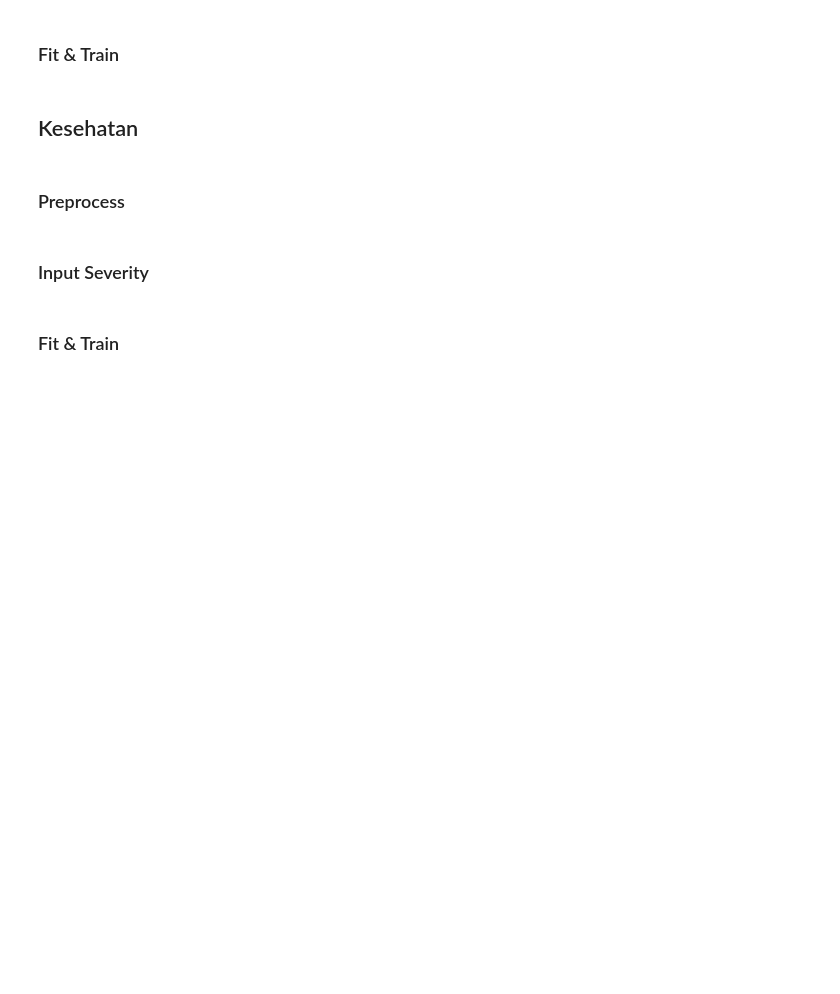
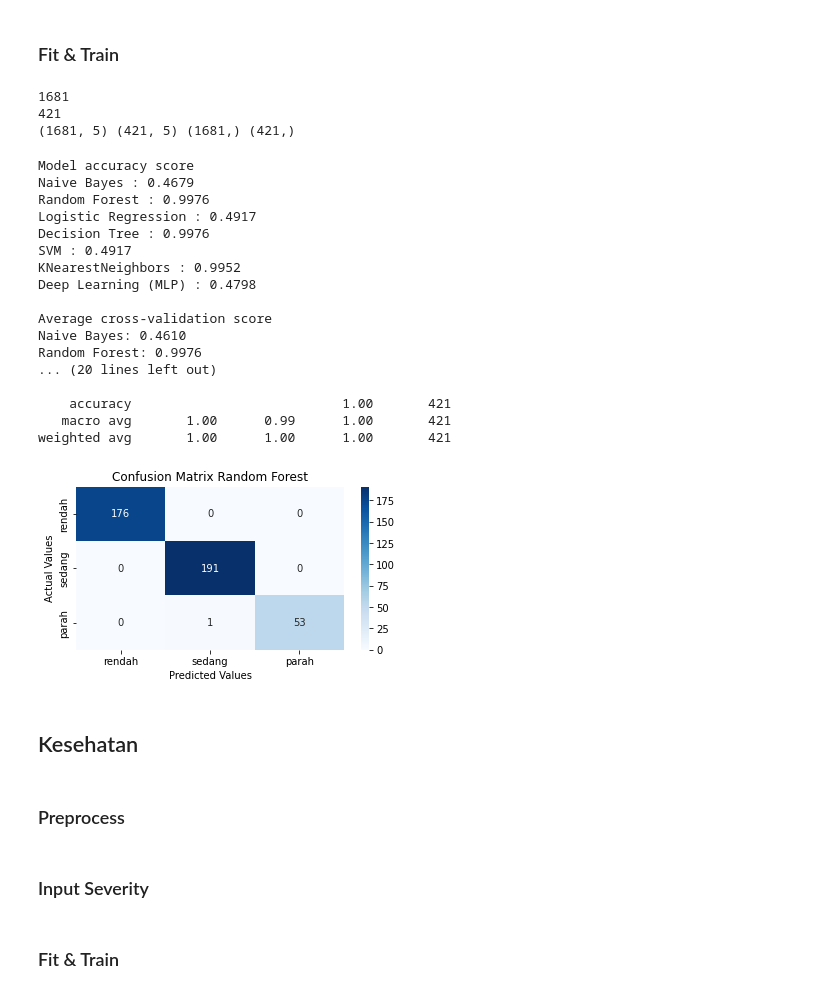
Before and after one commit to alwaysyu/PetaKabar, a Jupyter notebook: compare.ipynb, the cells around one changed output. Saved outputs shown, nothing was run; the diff lists cells and outputs as text; code cells hidden in the pictures; blank space fills up the shorter version.

Commit message:
Klasifikasi kecelakaan

```diff
--- a/compare.ipynb
+++ b/compare.ipynb
@@ -618,0 +662,3 @@ cls_old_kecelakaan.dtypes
+# %%
+cls_old_kecelakaan['keparahannew']=calc_kec(cls_old_kecelakaan)
+cls_old_kecelakaan.head()
@@ -619,5 +672,50 @@ cls_old_kecelakaan.dtypes
 # %% [markdown]
 ### Fit & Train
+# %%
+X = cls_old_kecelakaan.drop(['keparahannew'], axis=1)
+y = cls_old_kecelakaan['keparahannew']
+# %%
+# Split X and y into training and testing sets
+
+from sklearn.model_selection import train_test_split
+
+X_train, X_test, y_train, y_test = train_test_split(X, y, test_size = 0.2, random_state = 0)
+print(len(X_train))
+print(len(X_test))
+print(X_train.shape, X_test.shape, y_train.shape, y_test.shape)
+# %% [output]
+1681
+421
+(1681, 5) (421, 5) (1681,) (421,)
+# %%
+# Feature scaling
+from sklearn.preprocessing import StandardScaler
+
+scaler = StandardScaler()
+
+X_train = scaler.fit_transform(X_train)
+X_test = scaler.transform(X_test)
+# %%
+compare_cls(X_train, X_test, y_train, y_test)
+# %% [output]
+Model accuracy score
+Naive Bayes : 0.4679
+Random Forest : 0.9976
+Logistic Regression : 0.4917
+Decision Tree : 0.9976
+SVM : 0.4917
+KNearestNeighbors : 0.9952
+Deep Learning (MLP) : 0.4798
+
+Average cross-validation score
+Naive Bayes: 0.4610
+Random Forest: 0.9976
+... (20 lines left out)
+
+    accuracy                           1.00       421
+   macro avg       1.00      0.99      1.00       421
+weighted avg       1.00      1.00      1.00       421
+[figure, added]
 # %% [markdown]
 ## Kesehatan
 # %% [markdown]
```
Also changed, not shown: parts of 5 cells of this notebook.
